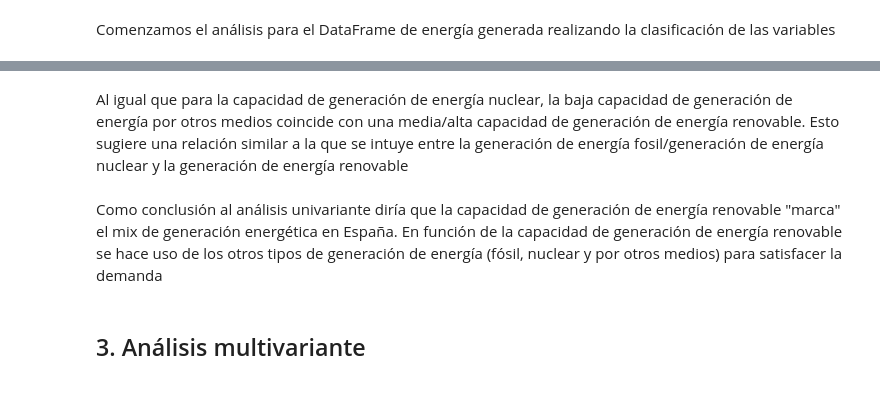
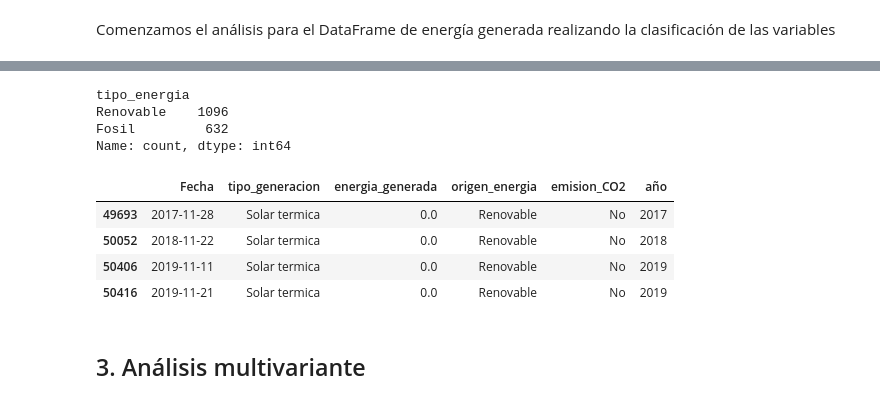
Before and after one commit to RogelioGarciaAlvarez/EDA_Energia, a Jupyter notebook: Memoria.ipynb, the cells around one changed output, grey strips where cells are left out. Drawn from its saved outputs; the diff is of its cells as text; code cells hidden in the pictures.

```diff
--- a/Memoria.ipynb
+++ b/Memoria.ipynb
@@ -525,6 +291,17 @@ df_energia_agrupado[df_energia_agrupado["capacidad_otros_media"]<15]
-# %% [markdown]
-Al igual que para la capacidad de generación de energía nuclear, la baja capacidad de generación de energía por otros medios coincide con una media/alta capacidad de generación de energía renovable. Esto sugiere una relación similar a la que se intuye entre la generación de energía fosil/generación de energía nuclear y la generación de energía renovable
-# %% [markdown]
-Como conclusión al análisis univariante diría que la capacidad de generación de energía renovable "marca" el mix de generación energética en España. En función de la capacidad de generación de energía renovable se hace uso de los otros tipos de generación de energía (fósil, nuclear y por otros medios) para satisfacer la demanda
+# %%
+df_energia.loc[df_energia["energia_generada"]>200,"tipo_energia"].value_counts()
+# %% [output]
+tipo_energia
+Renovable    1096
+Fosil         632
+Name: count, dtype: int64
+# %%
+df_energia.loc[df_energia["energia_generada"]==0]
+# %% [output]
+|  | Fecha | tipo_generacion | energia_generada | origen_energia | emision_CO2 | año |
+| 49693 | 2017-11-28 | Solar termica | 0.0 | Renovable | No | 2017 |
+| 50052 | 2018-11-22 | Solar termica | 0.0 | Renovable | No | 2018 |
+| 50406 | 2019-11-11 | Solar termica | 0.0 | Renovable | No | 2019 |
+| 50416 | 2019-11-21 | Solar termica | 0.0 | Renovable | No | 2019 |
 # %% [markdown]
 ## 3. Análisis multivariante
```
Also changed, not shown: parts of 94 cells of this notebook, 5 other files.
